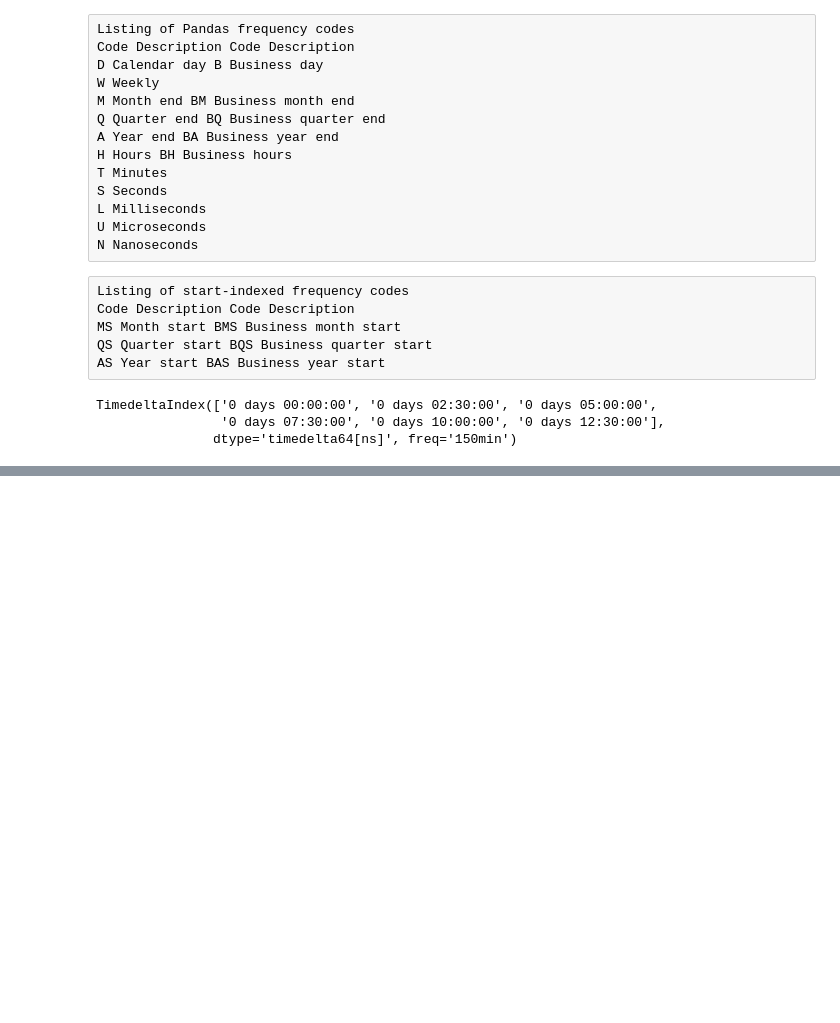
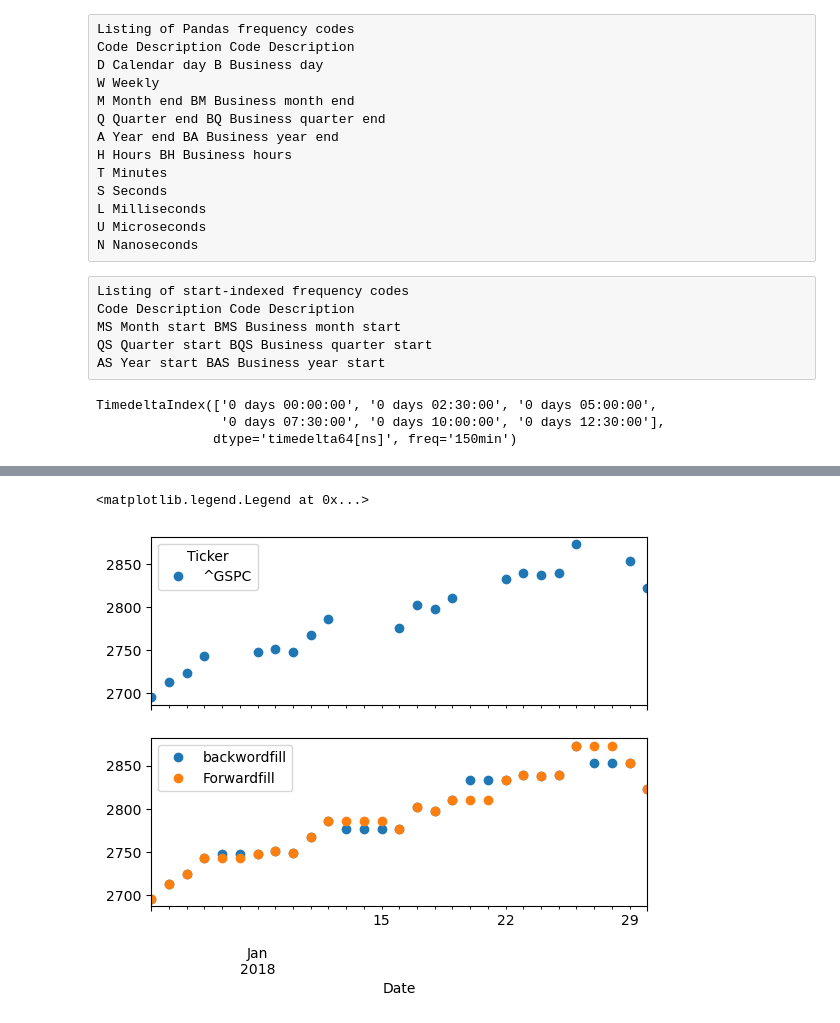
Before and after one commit to Venux09/Data_science_handbook_study, a Jupyter notebook: pandas-data_science_handbook/pandas_13.ipynb, the cells around one changed output, grey strips where cells are left out. Drawn from its saved outputs; the diff is of its cells as text; code cells hidden in the pictures; blank space fills up the shorter version.

```diff
--- a/pandas-data_science_handbook/pandas_13.ipynb
+++ b/pandas-data_science_handbook/pandas_13.ipynb
@@ -255,0 +292,17 @@ ModuleNotFoundError: No module named 'pandas_datareader'
+# %%
+#we can solve this problem first i will observe what it will look like if we sample with data inconistencies
+fig , ax = plt.subplots(2,sharex = True)
+
+data = sp500.iloc[:20]#taking a data sample from the entire data
+
+#sp500 data is for buissness days data and bussiness days data is usually from monday to friday
+data.asfreq('D').plot(ax = ax[0] , style = 'o')# i can see the inconsistency in the graph which are most probabily saturday and sunday
+
+
+data.asfreq('D',method = 'bfill').plot(ax = ax[1] ,style = 'o')
+data.asfreq('D',method = 'ffill').plot(ax = ax[1], style = 'o')
+
+ax[1].legend(['backwordfill','Forwardfill'])
+# %% [output]
+<matplotlib.legend.Legend at 0x...>
+[figure, added]
```
Also changed, not shown: parts of 7 cells of this notebook, 1 other file.
